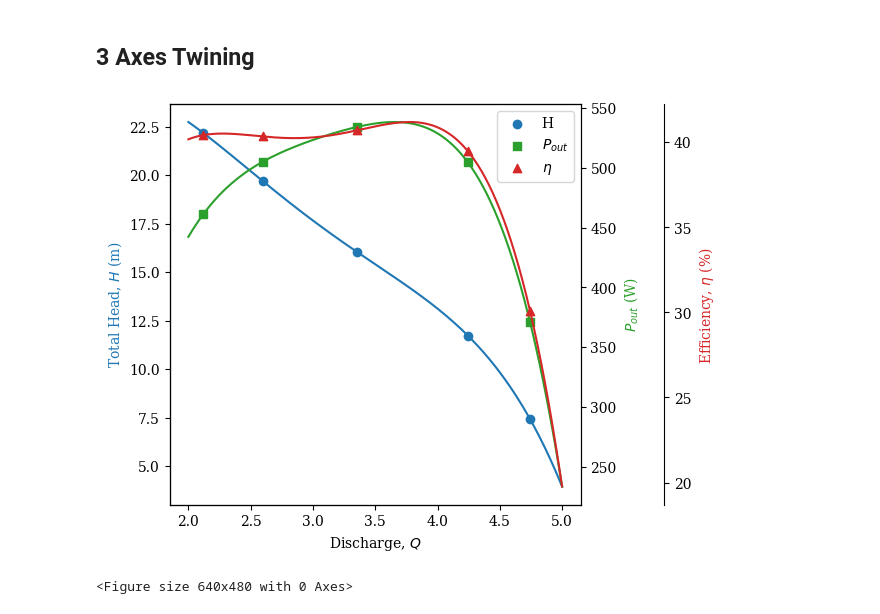
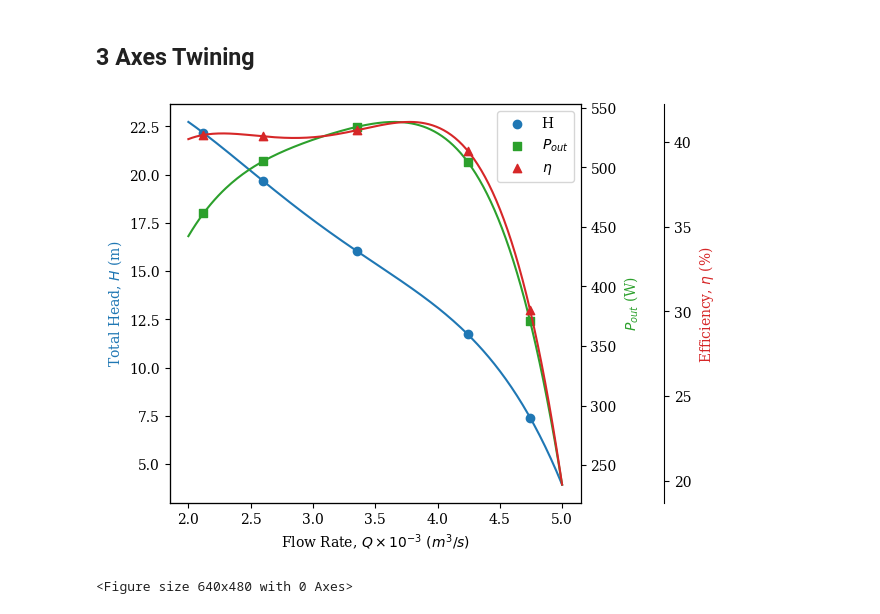
Before and after one commit to SalehShuvo/Plotting, a Jupyter notebook: twin_axes_plot.ipynb, the cells around one changed output. Cells and saved outputs as stored; diff of their text form; code cells hidden in the pictures.

```diff
--- a/twin_axes_plot.ipynb
+++ b/twin_axes_plot.ipynb
@@ -98,35 +98,35 @@ ax1.scatter(Q, H, color='tab:blue', marker='o', label='H')
 ax2.scatter(Q, Pout, color='tab:green', marker='s', label='$P_{out}$')
 ax3.scatter(Q, Efficiency, color='tab:red', marker='^', label='$\\eta$')
 
 # Plot fitted curves
 ax1.plot(Q_fit, poly_H(Q_fit), color='tab:blue', linestyle='-')
 ax2.plot(Q_fit, poly_Pout(Q_fit), color='tab:green', linestyle='-')
 ax3.plot(Q_fit, poly_Eff(Q_fit), color='tab:red', linestyle='-')
 
 # Labels
-ax1.set_xlabel('Discharge, $Q$')
+ax1.set_xlabel('Flow Rate, $Q\\times 10^{-3}$ $(m^3/s)$')
 ax1.set_ylabel('Total Head, $H$ (m)', color='tab:blue')
 ax2.set_ylabel('$P_{out}$ (W)', color='tab:green')
 ax3.set_ylabel('Efficiency, $\\eta$ (%) ', color='tab:red')
 
 # Legends
 lines = []
 labels = []
 for ax in [ax1, ax2, ax3]:
     l, lbl = ax.get_legend_handles_labels()
     lines += l
     labels += lbl
 ax1.legend(lines, labels, loc='best')
 
 # # Add Gridlines
 # plt.grid(which='both', axis='both', linestyle='-', linewidth=0.5)
 
 # plt.title('H, Pout, and Efficiency vs Q with Curve Fits')
 plt.tight_layout()
 plt.savefig('my_figure3.png', dpi=600)
 plt.show()
 # %% [output]
-[figure, old version]
+[figure, new version]
 # %%
 # %% [output]
 <Figure size 640x480 with 0 Axes>
```
Also changed, not shown: parts of 1 cell of this notebook, 4 other files.
